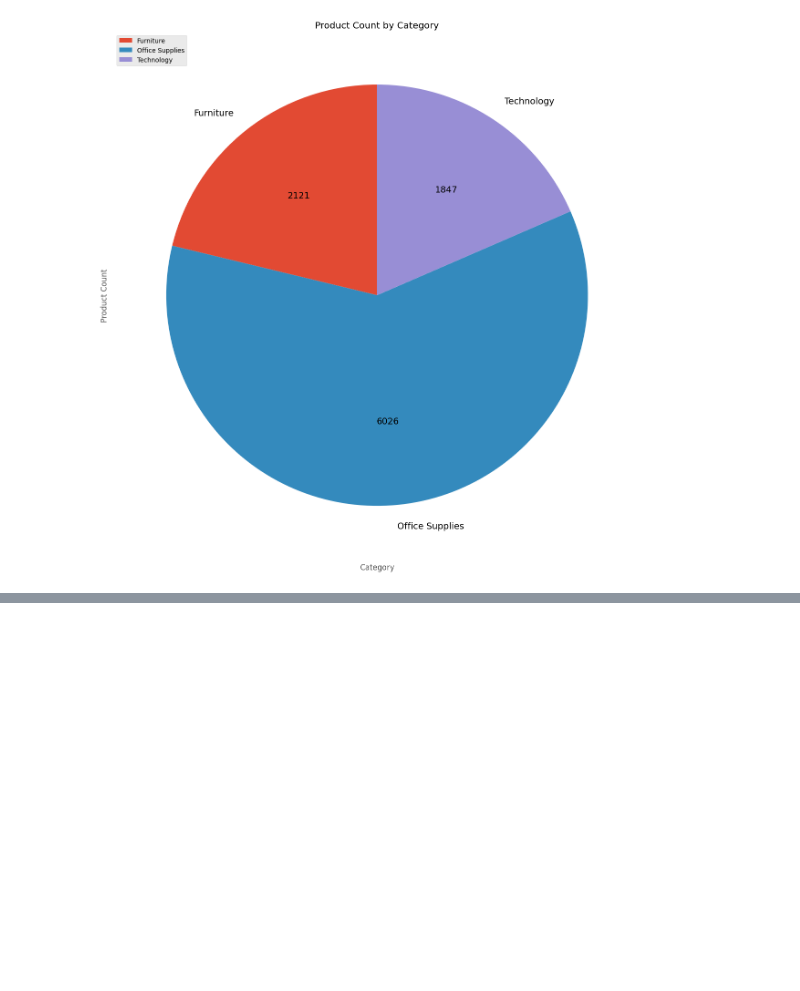
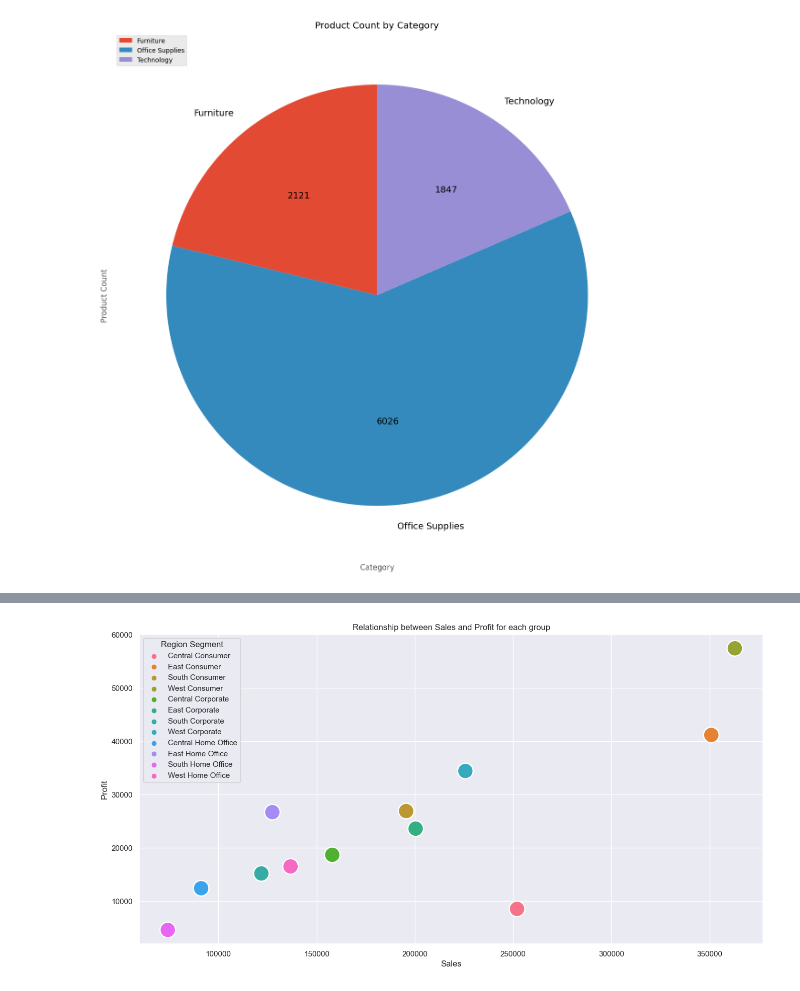
Before and after one commit to DrMemoryFish/university_database, a Jupyter notebook: Week 09 Pandas 01/Pandas.ipynb, the cells around one changed output, grey strips where cells are left out. Saved outputs shown, nothing was run; the diff lists cells and outputs as text; code cells hidden in the pictures; blank space fills up the shorter version.

```diff
--- a/Week 09 Pandas 01/Pandas.ipynb
+++ b/Week 09 Pandas 01/Pandas.ipynb
@@ -283,3 +363,9 @@ To summarize, Furniture generates the most sales and profits among all categorie
 Is it true that the Consumer segment in the Southern region of the United States generates the majority of the sales
 for the company, as compared to other segments and regions?
 """
+# %%
+# import the csv file
+third_q = pd.read_csv('./Superstore_data_sample.csv')
+# %%
+# group the data by Segment and Region columns
+grouped = third_q.groupby(['Segment', 'Region'])[['Sales', 'Profit']].sum()
@@ -285,0 +390,3 @@ for the company, as compared to other segments and regions?
+# %%
+# reset the index to be able to plot the data
+grouped.reset_index(inplace=True)
@@ -285,0 +410,25 @@ for the company, as compared to other segments and regions?
+# %%
+grouped['Region Segment'] = grouped['Region'] + ' ' + grouped['Segment']
+palette = sns.color_palette("husl", n_colors=len(grouped['Region Segment'].unique()))
+
+# create a scatter plot
+sns.set(rc={'figure.figsize':(16,8)})
+
+# Add different marker styles for each region
+marker_style = ['o']
+
+sns.scatterplot(x='Sales', y='Profit', data=grouped, hue='Region Segment', palette=palette, s=500)
+
+# add title and labels
+plt.title("Relationship between Sales and Profit for each group")
+plt.xlabel("Sales")
+plt.ylabel("Profit")
+
+# modify the labels in the legend
+handles, labels = plt.gca().get_legend_handles_labels()
+plt.legend(handles=handles, labels=labels, title='Region Segment')
+
+# show plot
+plt.show()
+# %% [output]
+[figure, added]
```
Also changed, not shown: parts of 20 cells of this notebook.
